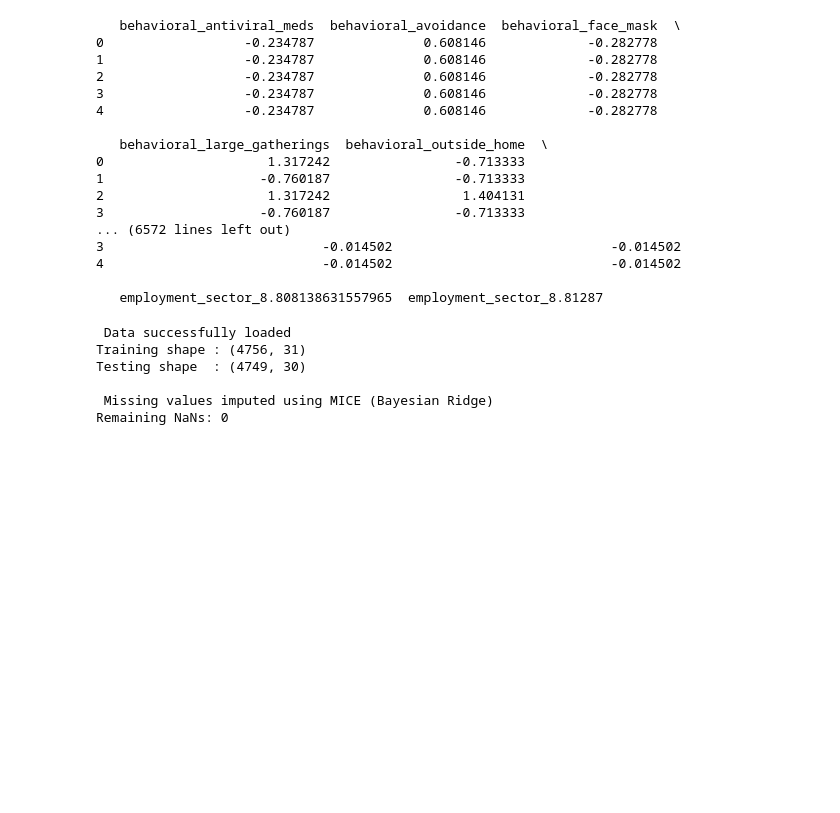
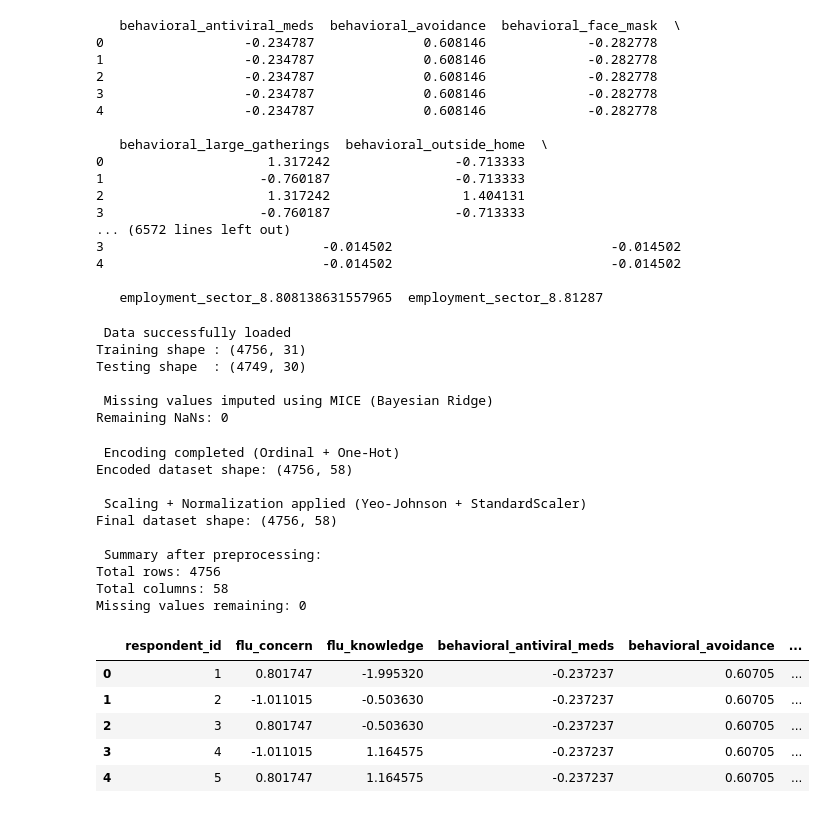
Before and after one commit to HackTheDataUH25/data_science_challenge_2025, a Jupyter notebook: Hackathon_Challenge.ipynb, the cells around one changed output. Saved outputs shown, nothing was run; the diff lists cells and outputs as text; code cells hidden in the pictures; blank space fills up the shorter version.

```diff
--- a/Hackathon_Challenge.ipynb
+++ b/Hackathon_Challenge.ipynb
@@ -527,3 +527,80 @@ Testing shape  : (4749, 30)
 
  Missing values imputed using MICE (Bayesian Ridge)
 Remaining NaNs: 0
+# %%
+# --------------------------------------------------------------
+# 3️⃣ Encode Categorical Variables
+# --------------------------------------------------------------
+
+ordinal_vars = [
+    'flu_concern', 'flu_knowledge',
+    'opinion_seas_vacc_effective',
+    'opinion_seas_risk',
+    'opinion_seas_sick_from_vacc'
+]
+
+nominal_vars = [
+    'age_group', 'education', 'race', 'sex',
+    'marital_status', 'rent_or_own',
+    'employment_status', 'employment_sector'
+]
+
+# Encode ordinal variables
+label_encoder = LabelEncoder()
+for var in ordinal_vars:
+    if var in train_imputed.columns:
+        train_imputed[var] = label_encoder.fit_transform(train_imputed[var].astype(str))
+
+# One-Hot encode nominal variables
+train_encoded = pd.get_dummies(train_imputed, columns=nominal_vars, drop_first=True)
+print("\n Encoding completed (Ordinal + One-Hot)")
+print("Encoded dataset shape:", train_encoded.shape)
+
+# --------------------------------------------------------------
+# 4️⃣ Feature Scaling & Normalization
+# --------------------------------------------------------------
+
+# Select numeric columns to scale
+scale_cols = [
+    col for col in train_encoded.columns
+    if col not in ['respondent_id', 'seasonal_vaccine']
+    and train_encoded[col].dtype != 'uint8'
+]
+
+# Apply Yeo-Johnson transform then Standard scaling
+yj = PowerTransformer(method='yeo-johnson')
+scaler = StandardScaler()
+
+train_scaled = train_encoded.copy()
+train_scaled[scale_cols] = yj.fit_transform(train_scaled[scale_cols])
+train_scaled[scale_cols] = scaler.fit_transform(train_scaled[scale_cols])
+
+print("\n Scaling + Normalization applied (Yeo-Johnson + StandardScaler)")
+print("Final dataset shape:", train_scaled.shape)
+
+# --------------------------------------------------------------
+# 5️⃣ Final Validation
+# --------------------------------------------------------------
+print("\n Summary after preprocessing:")
+print(f"Total rows: {train_scaled.shape[0]}")
+print(f"Total columns: {train_scaled.shape[1]}")
+print(f"Missing values remaining: {train_scaled.isna().sum().sum()}")
+
+display(train_scaled.head())
+# %% [output]
+ Encoding completed (Ordinal + One-Hot)
+Encoded dataset shape: (4756, 58)
+
+ Scaling + Normalization applied (Yeo-Johnson + StandardScaler)
+Final dataset shape: (4756, 58)
+
+ Summary after preprocessing:
+Total rows: 4756
+Total columns: 58
+Missing values remaining: 0
+|  | respondent_id | flu_concern | flu_knowledge | behavioral_antiviral_meds | behavioral_avoidance | ... |
+| 0 | 1 | 0.801747 | -1.995320 | -0.237237 | 0.60705 | ... |
+| 1 | 2 | -1.011015 | -0.503630 | -0.237237 | 0.60705 | ... |
+| 2 | 3 | 0.801747 | -0.503630 | -0.237237 | 0.60705 | ... |
+| 3 | 4 | -1.011015 | 1.164575 | -0.237237 | 0.60705 | ... |
+| 4 | 5 | 0.801747 | 1.164575 | -0.237237 | 0.60705 | ... |
```
